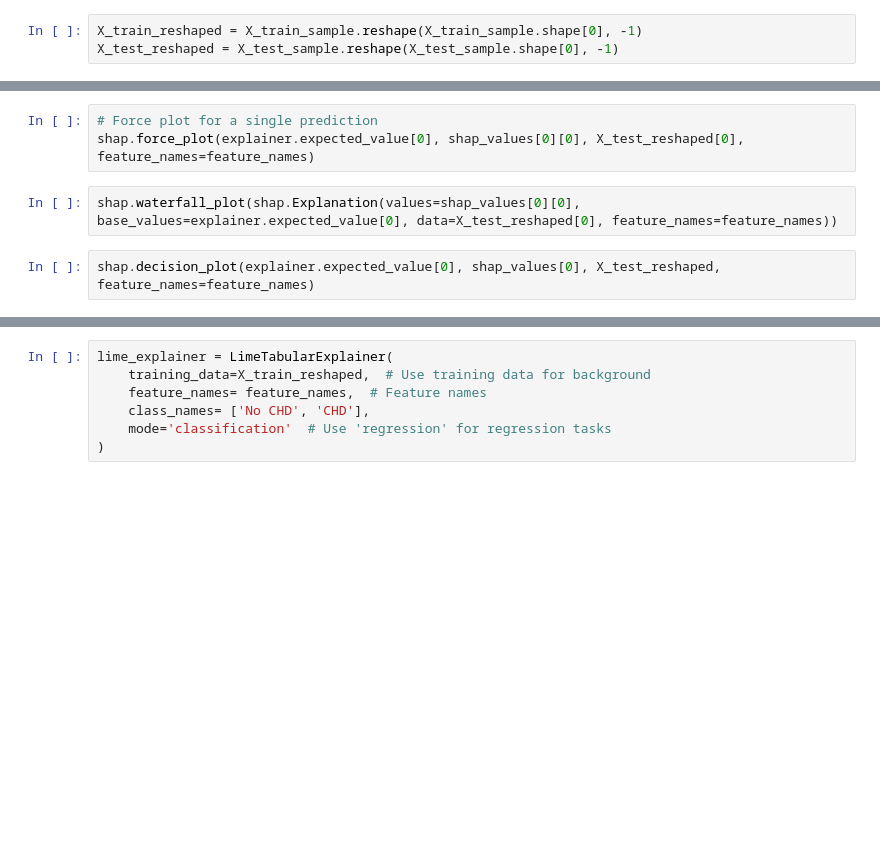
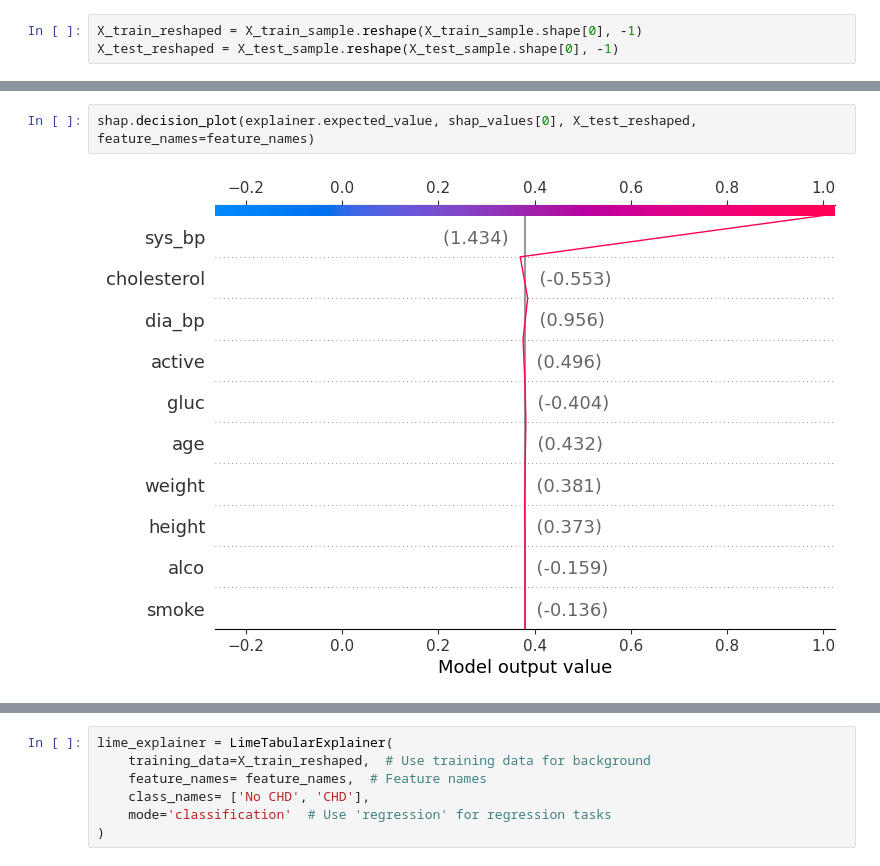
Before and after one commit to bradymiller2310/DS340_Project, a Jupyter notebook: CNN_bagging_females.ipynb, the cells around one changed output, grey strips where cells are left out. Drawn from its saved outputs; the diff is of its cells as text; blank space fills up the shorter version.

```diff
--- a/CNN_bagging_females.ipynb
+++ b/CNN_bagging_females.ipynb
@@ -144,10 +255,7 @@ shap.summary_plot(shap_values, X_test_reshaped, feature_names=feature_names, plo
 # %%
-# Force plot for a single prediction
-shap.force_plot(explainer.expected_value[0], shap_values[0][0], X_test_reshaped[0], feature_names=feature_names)
+shap.decision_plot(explainer.expected_value, shap_values[0], X_test_reshaped, feature_names=feature_names)
+# %% [output]
+[figure, added]
-# %%
-shap.waterfall_plot(shap.Explanation(values=shap_values[0][0], base_values=explainer.expected_value[0], data=X_test_reshaped[0], feature_names=feature_names))
-# %%
-shap.decision_plot(explainer.expected_value[0], shap_values[0], X_test_reshaped, feature_names=feature_names)
 # %%
 !pip install lime
 from lime.lime_tabular import LimeTabularExplainer
```
Also changed, not shown: parts of 13 cells of this notebook.
